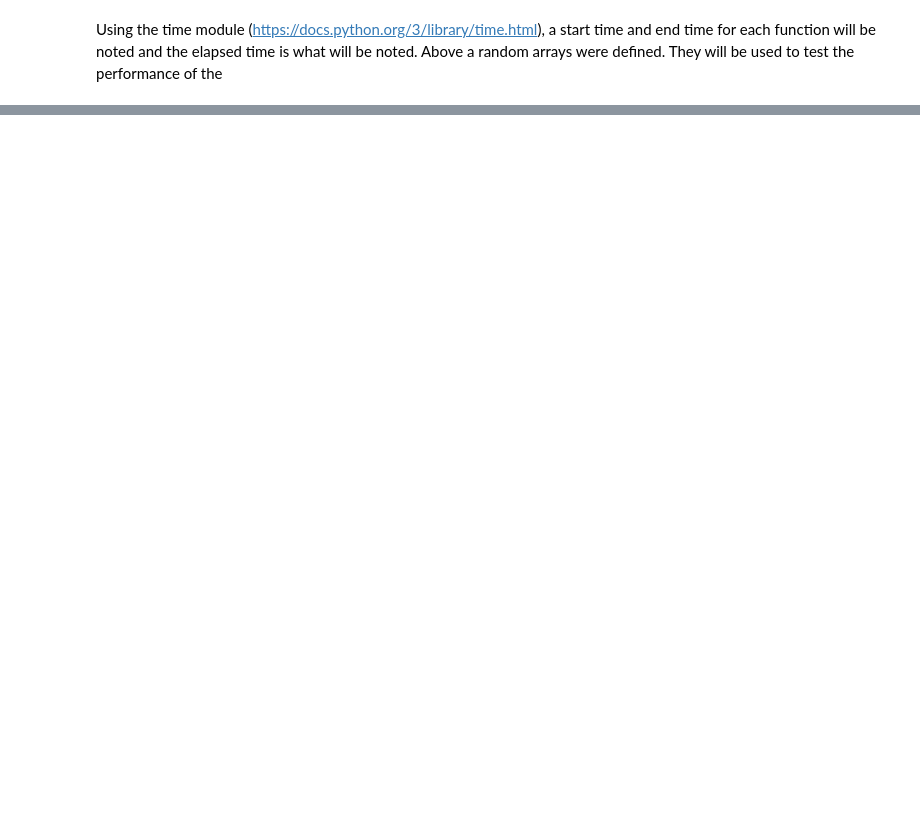
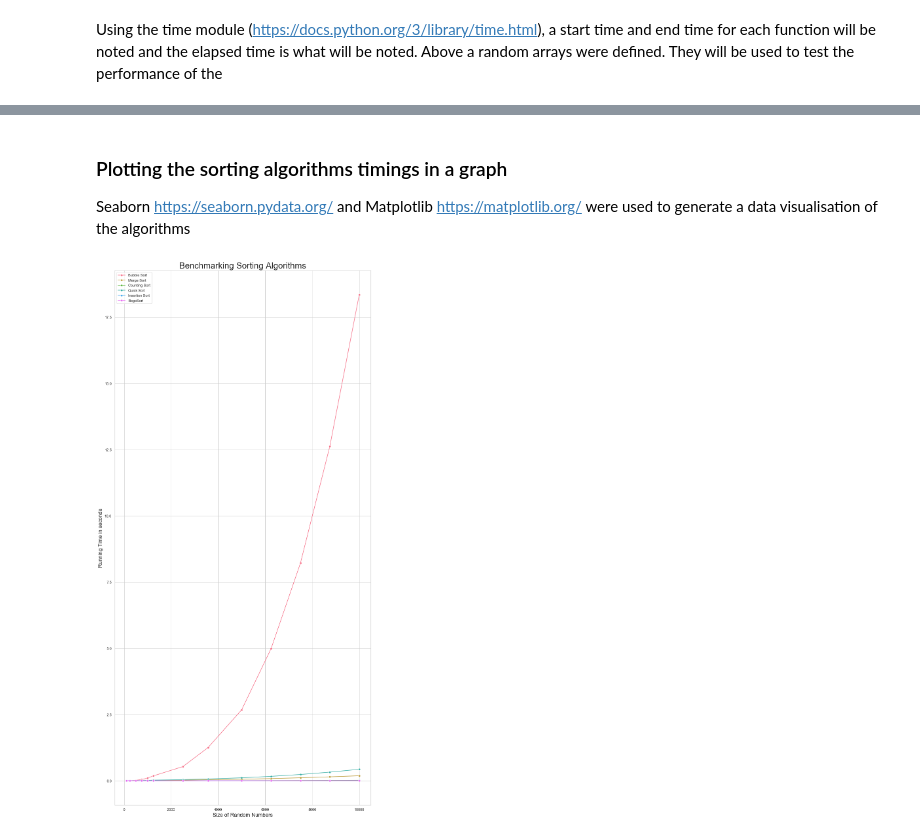
Before and after one commit to RitRa/Algorithms-project-, a Jupyter notebook: Benchmarking Sorting Algorithms.ipynb, the cells around one changed output, grey strips where cells are left out. Drawn from its saved outputs; the diff is of its cells as text; code cells hidden in the pictures; blank space fills up the shorter version.

Commit message:
table and graphs and images

```diff
--- a/Benchmarking Sorting Algorithms.ipynb
+++ b/Benchmarking Sorting Algorithms.ipynb
@@ -552,0 +348,16 @@ Bubble Sort      None BubbleSort:  0.0005598068237304688
+# %%
+import pandas as pd
+import numpy as np
+
+df = pd.DataFrame(columns = ['Size','Bubble Sort', 'Merge Sort', 'Counting sort', 'Quick sort', 'Insertion sort', 'BogoSort'])
+
+df['Size'] = [100, 250, 500, 750, 1000, 1250, 2500, 3570, 5000, 6250, 7500, 8750, 10000]
+
+df['Bubble Sort'] = bubble_avglist
+df['Merge Sort'] = mergesort_avglist
+df['Counting sort'] = countsort_avglist
+df['Quick sort'] = quicksort_avglist
+df['Insertion sort'] = insertsort_avglist
+df['BogoSort'] = bogosort_avg
+
+df
@@ -552,0 +395,36 @@ Bubble Sort      None BubbleSort:  0.0005598068237304688
+# %% [markdown]
+### Plotting the sorting algorithms timings in a graph
+Seaborn https://seaborn.pydata.org/ and Matplotlib https://matplotlib.org/ were used to generate a data visualisation of the algorithms
+# %%
+import seaborn as sns
+import matplotlib.pyplot as plt
+sns.set(style="whitegrid", palette="husl", rc={'figure.figsize':(14,30)})
+
+title="Benchmarking Sorting Algorithms"
+
+
+# Bubble Sort
+bubble = sns.lineplot( x="Size", y="Bubble Sort", data=df, marker='o', label='Bubble Sort')
+# Merge sort
+merge = sns.lineplot( x="Size", y="Merge Sort", data=df, marker='o', label='Merge Sort')
+# Counting sort
+counting = sns.lineplot( x="Size", y="Counting sort", marker='o', data=df, label="Counting Sort")
+# Quick sort
+quick = sns.lineplot( x="Size", y="Quick sort", data=df, marker='o',label="Quick Sort")
+# Insertion sort
+insert = sns.lineplot( x="Size", y="Insertion sort", data=df, marker='o', label="Insertion Sort")
+
+# BogoSort
+bogo = sns.lineplot( x="Size", y="BogoSort", data=df, marker='o', label="BogoSort")
+
+
+plt.xlabel('Size of Random Numbers', fontsize=16)
+plt.ylabel('Running Time in seconds',fontsize=16)
+
+# Increasing font size
+plt.title(title, fontsize=26)
+
+# Show the plot
+plt.show()
+# %% [output]
+[figure, added]
```
Also changed, not shown: parts of 32 cells of this notebook, 11 other files.
